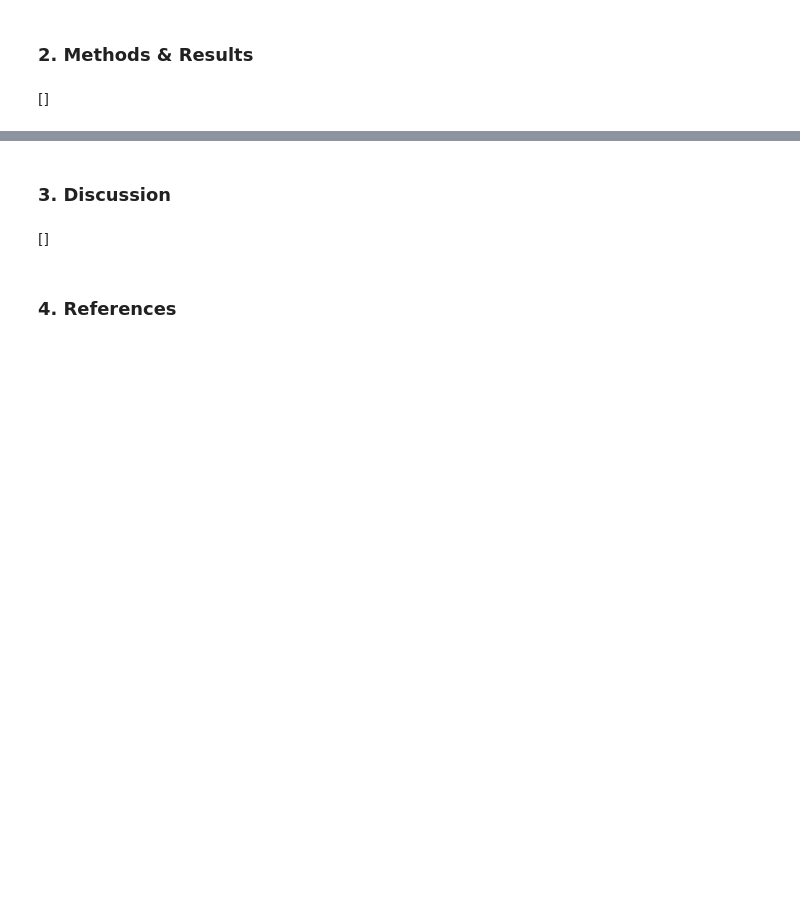
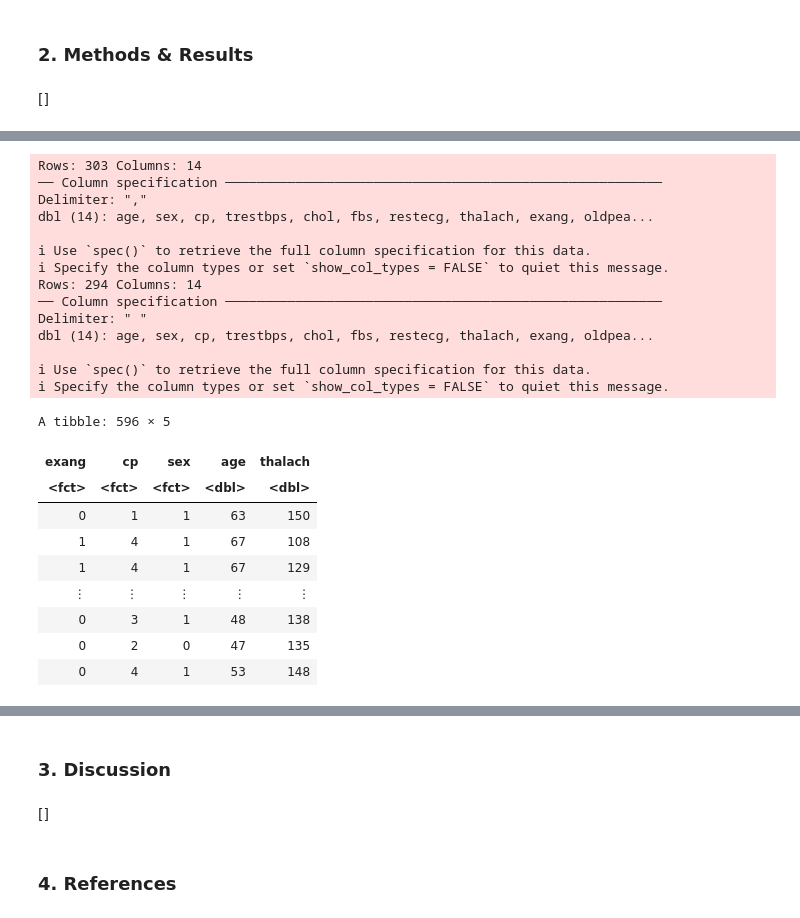
Before and after one commit to TheSkiffle/group_project_ds_2024, a Jupyter notebook: group_project_report.ipynb, the cells around one changed output, grey strips where cells are left out. Cells and saved outputs as stored; diff of their text form; code cells hidden in the pictures; blank space fills up the shorter version.

```diff
--- a/group_project_report.ipynb
+++ b/group_project_report.ipynb
@@ -53,0 +61,54 @@ dbl (14): age, sex, cp, trestbps, chol, fbs, restecg, thalach, exang, oldpea...
+# %%
+# The following will be the only data frames that will be used
+processed_cleveland_url <- "https://archive.ics.uci.edu/ml/machine-learning-databases/heart-disease/processed.cleveland.data"
+reprocessed_hungarian_url <- "https://archive.ics.uci.edu/ml/machine-learning-databases/heart-disease/reprocessed.hungarian.data"
+processed_cleveland_data <- read_delim(processed_cleveland_url, col_names = c("age", "sex", "cp", "trestbps", "chol", "fbs", "restecg", "thalach", "exang", "oldpeak", "slope", "ca", "thal", "num"), na = "?")
+reprocessed_hungarian_data <- read_delim(reprocessed_hungarian_url, col_names = c("age", "sex", "cp", "trestbps", "chol", "fbs", "restecg", "thalach", "exang", "oldpeak", "slope", "ca", "thal", "num"), na = "-9")
+heartdata <- rbind(processed_cleveland_data, reprocessed_hungarian_data) |>
+    mutate(sex = as_factor(sex)) |>
+    mutate(fbs = as_factor(fbs)) |>
+    mutate(slope = as_factor(slope)) |>
+    mutate(cp = as_factor(cp)) |>
+    mutate(restecg = as_factor(restecg)) |>
+    mutate(thal = as_factor(thal)) |>
+    mutate(exang = as_factor(exang)) |>
+    filter(!is.na(age)) |>
+    filter(!is.na(sex)) |>
+    filter(!is.na(thalach))
+
+# Out of the data frames we will use, we will select the columns of interest
+heartdata <- heartdata |>
+    select(exang, cp, sex, age, thalach)
+
+# We also want to remove all data rows where our columns of interest are missing values
+heartdata <- heartdata |>
+    filter(!is.na(age)) |>
+    filter(!is.na(sex)) |>
+    filter(!is.na(thalach))
+
+heartdata
+# %% [output]
+Rows: 303 Columns: 14
+── Column specification ────────────────────────────────────────────────────────
+Delimiter: ","
+dbl (14): age, sex, cp, trestbps, chol, fbs, restecg, thalach, exang, oldpea...
+
+ℹ Use `spec()` to retrieve the full column specification for this data.
+ℹ Specify the column types or set `show_col_types = FALSE` to quiet this message.
+Rows: 294 Columns: 14
+── Column specification ────────────────────────────────────────────────────────
+Delimiter: " "
+dbl (14): age, sex, cp, trestbps, chol, fbs, restecg, thalach, exang, oldpea...
+
+ℹ Use `spec()` to retrieve the full column specification for this data.
+ℹ Specify the column types or set `show_col_types = FALSE` to quiet this message.
+A tibble: 596 × 5
+| exang | cp | sex | age | thalach |
+| <fct> | <fct> | <fct> | <dbl> | <dbl> |
+| 0 | 1 | 1 | 63 | 150 |
+| 1 | 4 | 1 | 67 | 108 |
+| 1 | 4 | 1 | 67 | 129 |
+| ⋮ | ⋮ | ⋮ | ⋮ | ⋮ |
+| 0 | 3 | 1 | 48 | 138 |
+| 0 | 2 | 0 | 47 | 135 |
+| 0 | 4 | 1 | 53 | 148 |
```
Also changed, not shown: parts of 28 cells of this notebook.
